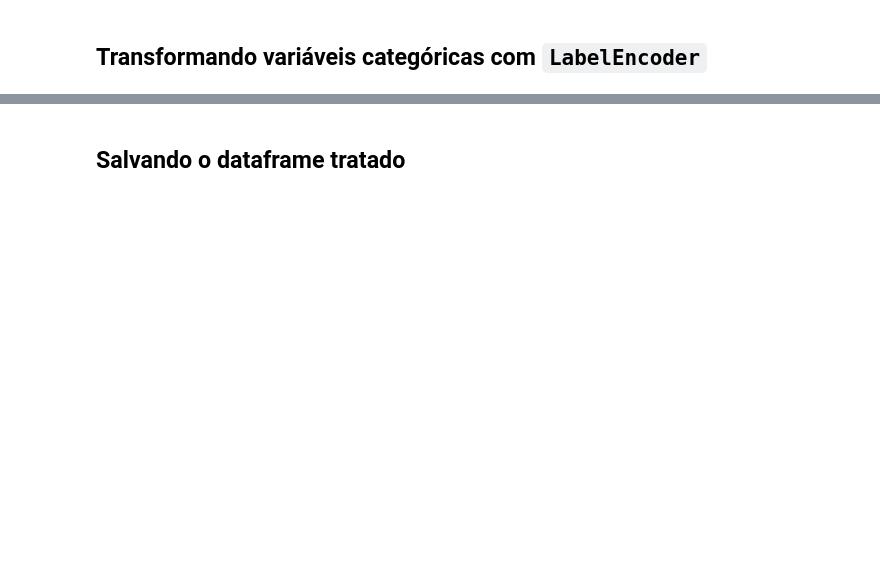
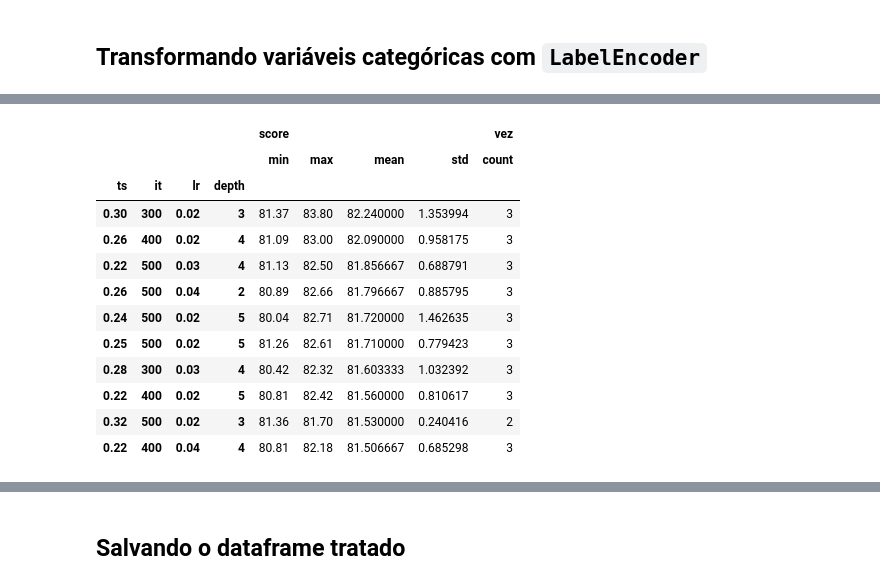
Before and after one commit to rafaelhamer/DSWP, a Jupyter notebook: Kaggle_Labdata_Churn_Z1.ipynb, the cells around one changed output, grey strips where cells are left out. Cells and saved outputs as stored; diff of their text form; code cells hidden in the pictures; blank space fills up the shorter version.

```diff
--- a/Kaggle_Labdata_Churn_Z1.ipynb
+++ b/Kaggle_Labdata_Churn_Z1.ipynb
@@ -333,0 +311,21 @@ VarianceThreshold(threshold=0.15999999999999998)
+# %%
+l_ts = [0.18, 0.20, 0.22, 0.24, 0.25, 0.26, 0.28]
+l_it = [300, 400, 500]
+l_lr = [0.02, 0.03, 0.04]
+l_depth = [2, 3, 4, 5]
+#l_ts, l_it, l_lr, l_depth = [0.22], [300], [0.04], [4]
+resultado = {}
+
+for vez in range(1,11):
+   resultado[vez] = {"ts":[], "it":[], "lr":[],"depth":[],"score":[]}
+   for ts in l_ts:
+       print(f'execução {vez}/ts {ts}...')
+       for it in l_it:
+           for lr in l_lr:
+               for depth in l_depth:
+                  res = treina_testa(ts=ts, it=it, lr=lr, depth=depth, gerarArquivo=False, mostrarFI=False) #não vai salvar o arquivo e nem mostrar as melhores features
+                  resultado[vez]["ts"].append(ts)
+                  resultado[vez]["it"].append(it)
+                  resultado[vez]["lr"].append(lr)
+                  resultado[vez]["depth"].append(depth)
+                  resultado[vez]["score"].append(res)
@@ -333,0 +353,25 @@ VarianceThreshold(threshold=0.15999999999999998)
+# %%
+arrays = []
+for vez, v in resultado.items():
+    #print(v)
+    d = pd.DataFrame(v)
+    d["vez"] = vez
+    arrays.append(d.copy())
+dfResultado = pd.concat(arrays,axis=0,sort=False)
+
+dfTotais = dfResultado.groupby(by=["ts","it","lr","depth"]).agg({"score":["min","max","mean","std"], "vez": ["count"]}).sort_values([("score","mean")],ascending=False)
+dfTotais.head(10)
+# %% [output]
+|  |  |  |  | score |  |  |  | vez |
+|  |  |  |  | min | max | mean | std | count |
+| ts | it | lr | depth |  |  |  |  |  |
+| 0.30 | 300 | 0.02 | 3 | 81.37 | 83.80 | 82.240000 | 1.353994 | 3 |
+| 0.26 | 400 | 0.02 | 4 | 81.09 | 83.00 | 82.090000 | 0.958175 | 3 |
+| 0.22 | 500 | 0.03 | 4 | 81.13 | 82.50 | 81.856667 | 0.688791 | 3 |
+| 0.26 | 500 | 0.04 | 2 | 80.89 | 82.66 | 81.796667 | 0.885795 | 3 |
+| 0.24 | 500 | 0.02 | 5 | 80.04 | 82.71 | 81.720000 | 1.462635 | 3 |
+| 0.25 | 500 | 0.02 | 5 | 81.26 | 82.61 | 81.710000 | 0.779423 | 3 |
+| 0.28 | 300 | 0.03 | 4 | 80.42 | 82.32 | 81.603333 | 1.032392 | 3 |
+| 0.22 | 400 | 0.02 | 5 | 80.81 | 82.42 | 81.560000 | 0.810617 | 3 |
+| 0.32 | 500 | 0.02 | 3 | 81.36 | 81.70 | 81.530000 | 0.240416 | 2 |
+| 0.22 | 400 | 0.04 | 4 | 80.81 | 82.18 | 81.506667 | 0.685298 | 3 |
```
Also changed, not shown: parts of 29 cells of this notebook.
